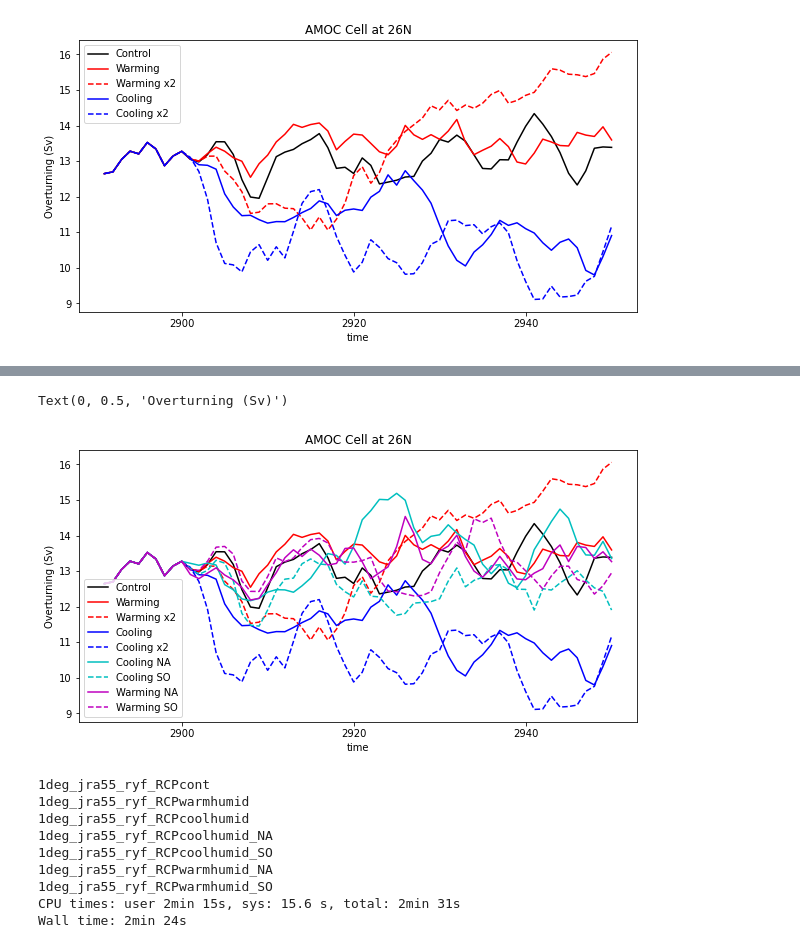
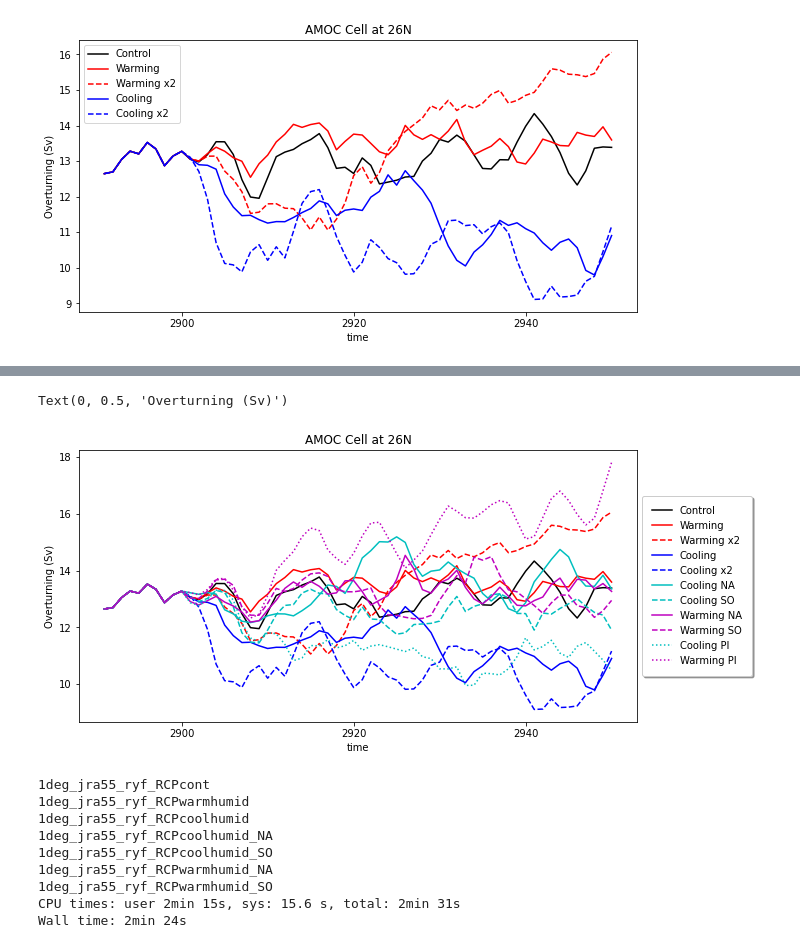
Before and after one commit to claireyung/unsw_clex_project_files, a Jupyter notebook: overturning.ipynb, the cells around one changed output, grey strips where cells are left out. Saved outputs shown, nothing was run; the diff lists cells and outputs as text; code cells hidden in the pictures.

```diff
--- a/overturning.ipynb
+++ b/overturning.ipynb
@@ -35,12 +35,14 @@ exptdict = OrderedDict([
     ('Cooling NA',  {'expt':'1deg_jra55_ryf_RCPcoolhumid_NA'}),
     ('Cooling SO',  {'expt':'1deg_jra55_ryf_RCPcoolhumid_SO'}),
     ('Warming NA',  {'expt':'1deg_jra55_ryf_RCPwarmhumid_NA'}),
-    ('Warming SO',  {'expt':'1deg_jra55_ryf_RCPwarmhumid_SO'})
-
+    ('Warming SO',  {'expt':'1deg_jra55_ryf_RCPwarmhumid_SO'}),
+    ('Warming PI',  {'expt':'1deg_jra55_ryf_RCPwarmhumid_PI'}),
+    ('Cooling PI',  {'expt':'1deg_jra55_ryf_RCPcoolhumid_PI'})
 
 ])
 # %%
 start_time = '2900-01-01'
+end_time = '2950-01-01'
 # %%
 %%time
 keys = ['Control','Warming','Warming x2','Cooling','Cooling x2']
@@ -81,20 +83,20 @@ Text(0, 0.5, 'Overturning (Sv)')
 [figure]
 # %%
 %%time
-keys = ['Control','Warming','Warming x2','Cooling','Cooling x2','Cooling NA', 'Cooling SO','Warming NA', 'Warming SO']
-colors = {'Control': 'k','Warming': 'r','Warming x2': 'r','Cooling':'b','Cooling x2':'b', 'Cooling NA':'c', 'Cooling SO':'c','Warming NA':'m','Warming SO':'m'}
-linestyles = {'Control': '-','Warming': '-','Warming x2': '--','Cooling':'-','Cooling x2':'--', 'Cooling NA':'-', 'Cooling SO':'--','Warming NA':'-','Warming SO':'--'}
+keys = ['Control','Warming','Warming x2','Cooling','Cooling x2','Cooling NA', 'Cooling SO','Warming NA', 'Warming SO', 'Cooling PI', 'Warming PI']
+colors = {'Control': 'k','Warming': 'r','Warming x2': 'r','Cooling':'b','Cooling x2':'b', 'Cooling NA':'c', 'Cooling SO':'c','Warming NA':'m','Warming SO':'m','Cooling PI':'c','Warming PI':'m'}
+linestyles = {'Control': '-','Warming': '-','Warming x2': '--','Cooling':'-','Cooling x2':'--', 'Cooling NA':'-', 'Cooling SO':'--','Warming NA':'-','Warming SO':'--','Warming PI':'dotted','Cooling PI':'dotted'}
 start_time = '2900-01-01'
 plt.figure(figsize=(10,5))
 for ekey in keys:
     expt = exptdict[ekey]['expt']
     print(expt)
-    var = cc.querying.getvar(expt,'ty_trans_rho',session,start_time = start_time, ncfile = 'ocean.nc' )
+    var = cc.querying.getvar(expt,'ty_trans_rho',session,start_time = start_time,end_time = end_time, ncfile = 'ocean.nc' )
     psi_amoc = var.sel(grid_xt_ocean=slice(-103,-5)).sum('grid_xt_ocean').sel(method='Nearest',grid_yu_ocean=26)*1.0e-9
     psi_amoc_sum = psi_amoc.cumsum('potrho') - psi_amoc.sum('potrho')
 
     try:
-        var2 = cc.querying.getvar(expt,'ty_trans_rho_gm',session,start_time = start_time, ncfile = 'ocean.nc')
+        var2 = cc.querying.getvar(expt,'ty_trans_rho_gm',session,start_time = start_time,end_time = end_time, ncfile = 'ocean.nc')
         psi_amoc_gm = var2.sel(grid_xt_ocean=slice(-103,-5)).sum('grid_xt_ocean').sel(method='Nearest',grid_yu_ocean=26)*1.0e-9
         psi_amoc_sum = psi_amoc_sum + psi_amoc_gm
     except:
@@ -104,7 +106,7 @@ for ekey in keys:
     psi_amoc_sum.plot(label=ekey,color=colors[ekey], linestyle = linestyles[ekey])
 xlims = plt.xlim()
 #plt.plot(xlims,[17.2,17.2],'--k',label='RAPID (McCarthy et al. 2015)')
-plt.legend()
+plt.legend(fancybox=True, framealpha=1, shadow=True, borderpad=1,bbox_to_anchor=(1, 0.5),loc = 'center left')
 plt.title('AMOC Cell at 26N')
 plt.ylabel('Overturning (Sv)')
 # %% [output]
@@ -122,5 +126,5 @@ Wall time: 3min 11s
 Text(0, 0.5, 'Overturning (Sv)')
-[figure, old version]
+[figure, new version]
 # %%
 %%time
 keys = ['Control','Warming','Cooling','Cooling NA', 'Cooling SO','Warming NA', 'Warming SO']
```
Also changed, not shown: parts of 2 cells of this notebook, 8 other files.
